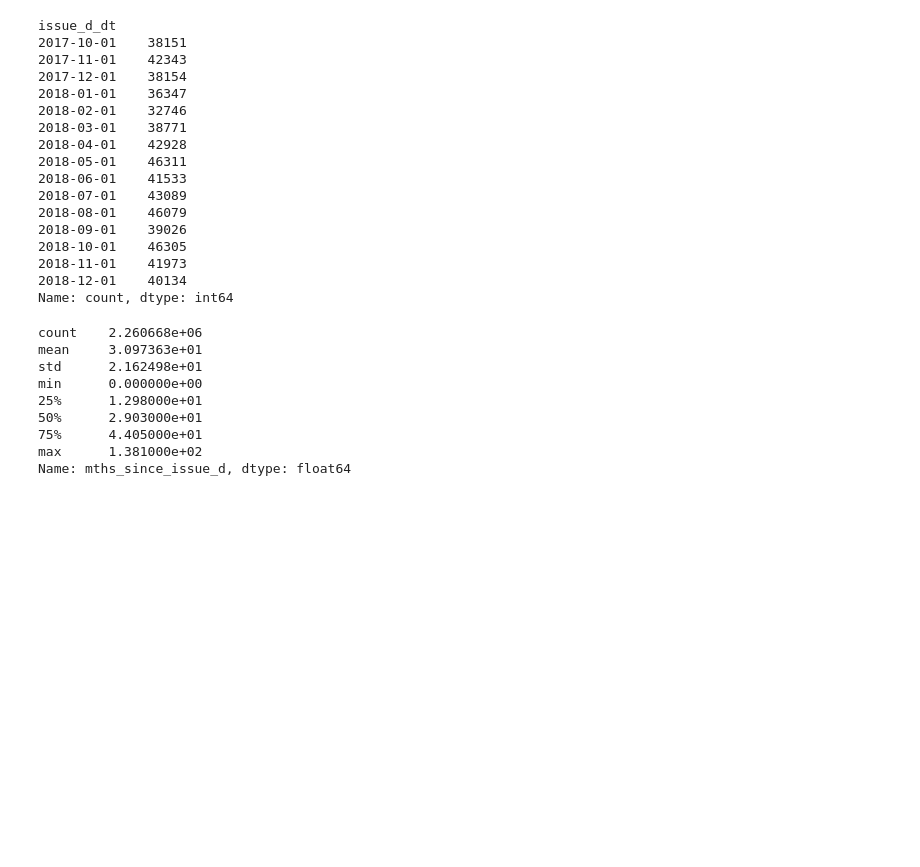
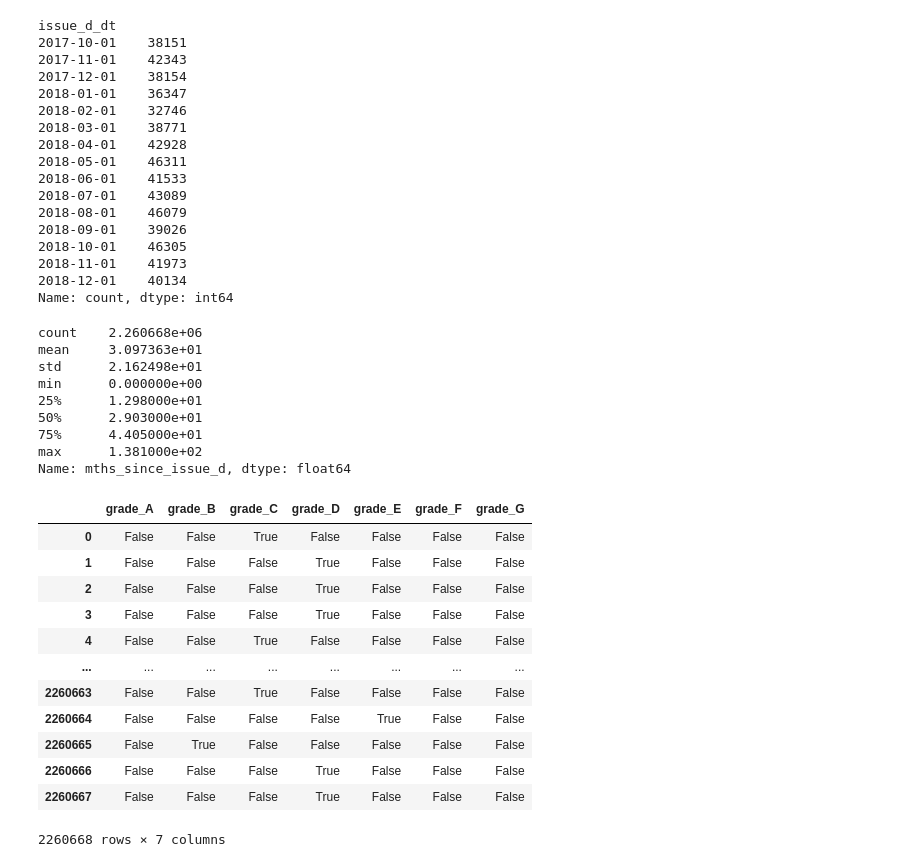
Before and after one commit to ameyaranade95/ecl-credit-risk-lending-club, a Jupyter notebook: notebooks/Importing data into python.ipynb, the cells around one changed output. Drawn from its saved outputs; the diff is of its cells as text; code cells hidden in the pictures; blank space fills up the shorter version.

```diff
--- a/notebooks/Importing data into python.ipynb
+++ b/notebooks/Importing data into python.ipynb
@@ -329,3 +329,21 @@ min      0.000000e+00
 75%      4.405000e+01
 max      1.381000e+02
 Name: mths_since_issue_d, dtype: float64
+# %%
+# Preprocessing discrete variables
+
+pd.get_dummies(loan_data['grade'], prefix = 'grade', prefix_sep = '_')
+# %% [output]
+|  | grade_A | grade_B | grade_C | grade_D | grade_E | grade_F | grade_G |
+| 0 | False | False | True | False | False | False | False |
+| 1 | False | False | False | True | False | False | False |
+| 2 | False | False | False | True | False | False | False |
+| 3 | False | False | False | True | False | False | False |
+| 4 | False | False | True | False | False | False | False |
+| ... | ... | ... | ... | ... | ... | ... | ... |
+| 2260663 | False | False | True | False | False | False | False |
+| 2260664 | False | False | False | False | True | False | False |
+| 2260665 | False | True | False | False | False | False | False |
+| 2260666 | False | False | False | True | False | False | False |
+| 2260667 | False | False | False | True | False | False | False |
+2260668 rows × 7 columns
```
Also changed, not shown: parts of 21 cells of this notebook.
